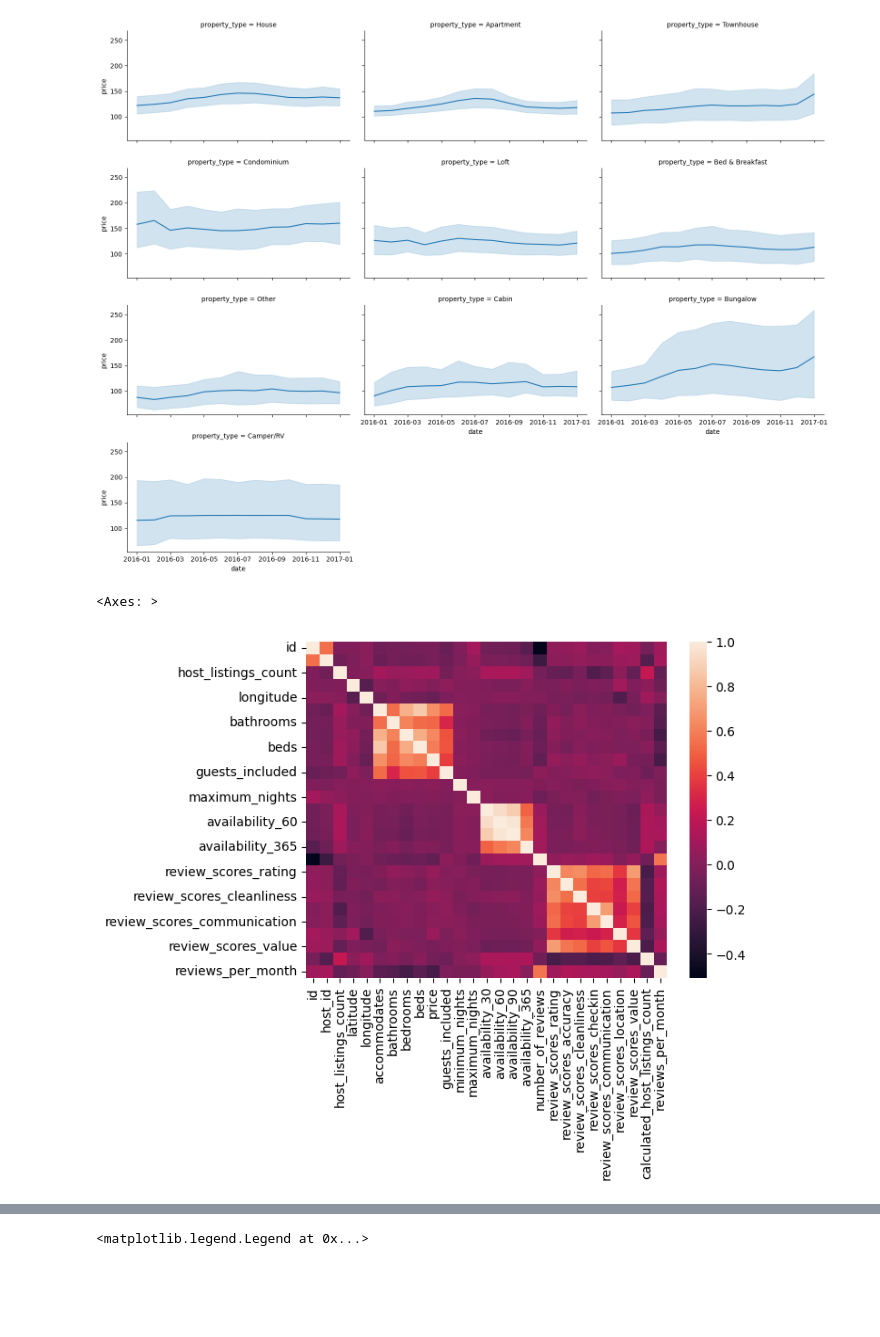
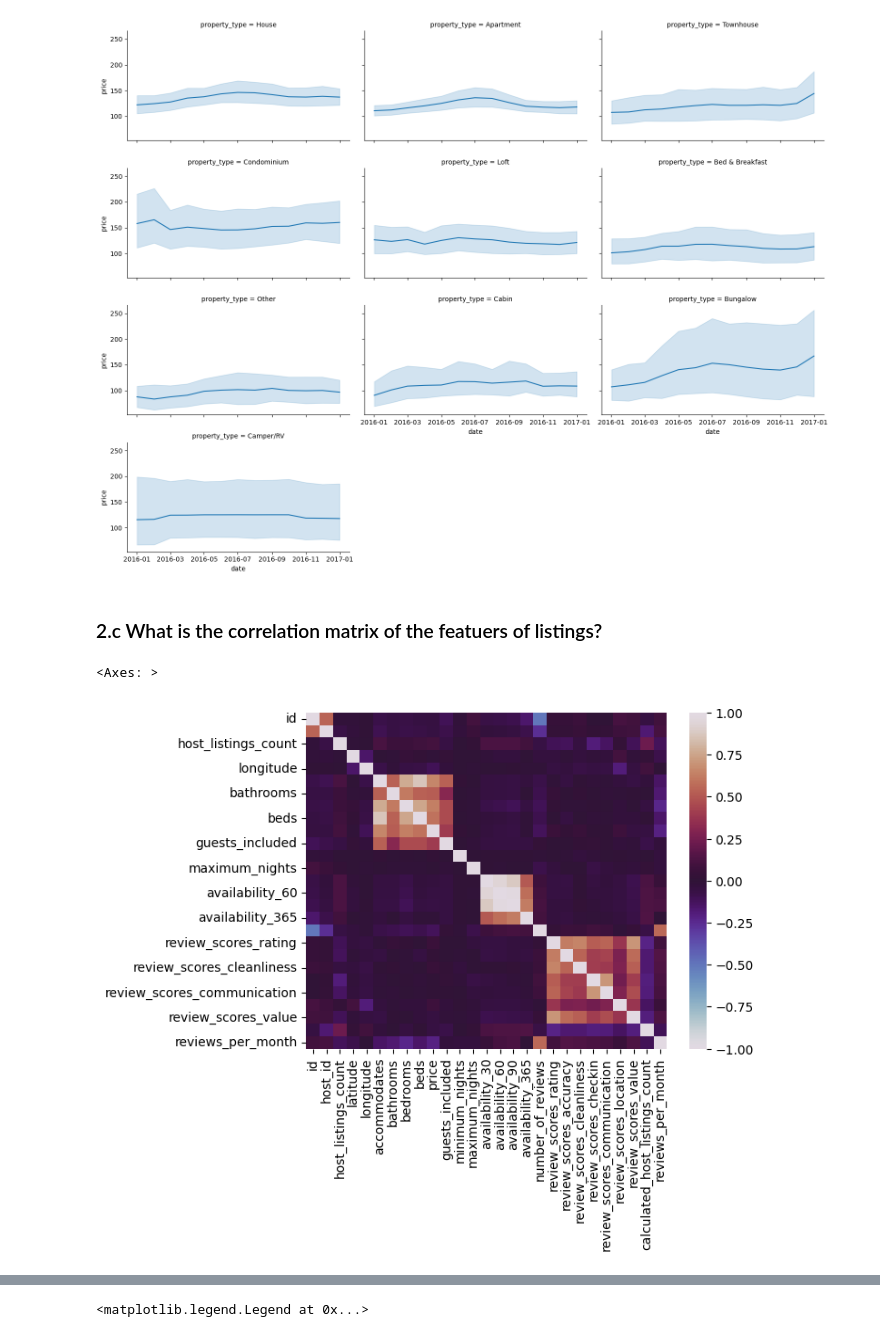
Before and after one commit to AayushSo/AirBnB-prelim-analysis, a Jupyter notebook: medium_airbnb.ipynb, the cells around one changed output, grey strips where cells are left out. Drawn from its saved outputs; the diff is of its cells as text; code cells hidden in the pictures; blank space fills up the shorter version.

```diff
--- a/medium_airbnb.ipynb
+++ b/medium_airbnb.ipynb
@@ -249,10 +281,14 @@ g.map(sns.lineplot,'date','price')
 # %% [output]
 <seaborn.axisgrid.FacetGrid at 0x...>
 [figure]
+# %% [markdown]
+### 2.c What is the correlation matrix of the featuers of listings?
 # %%
+#Create a correlation matrix
 c=df_listings.corr(numeric_only=True)
-sns.heatmap(c)#,annot=True,fmt=".1f");
-#df_listings.corr(numeric_only=True).index.tolist().index('price')
+
+#Display as a heatmap
+sns.heatmap(c,cmap='twilight',center=0,vmin=-1,vmax=1)#,annot=True,fmt=".1f");
 # %% [output]
 <Axes: >
-[figure, old version]
+[figure, new version]
```
Also changed, not shown: parts of 36 cells of this notebook.
